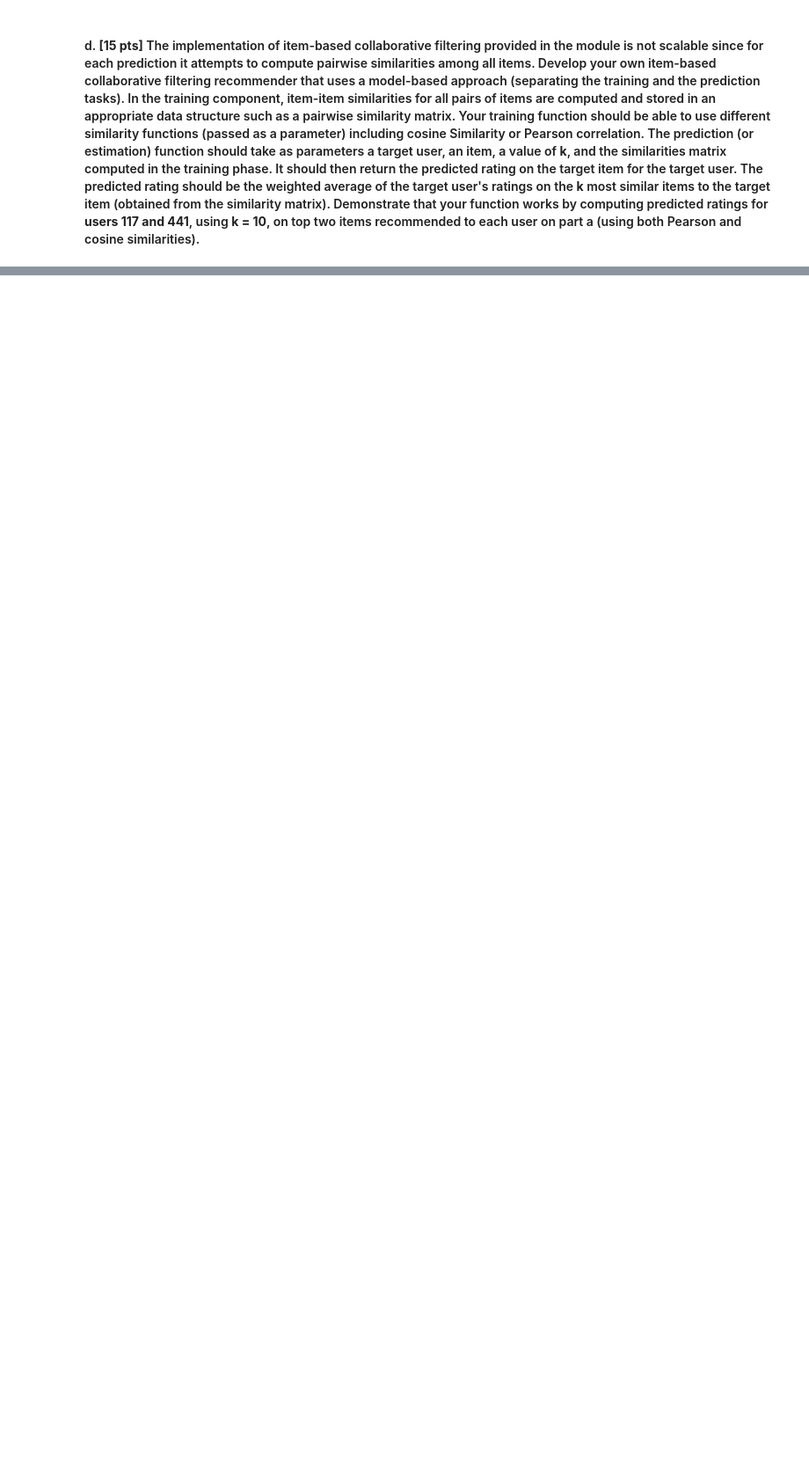
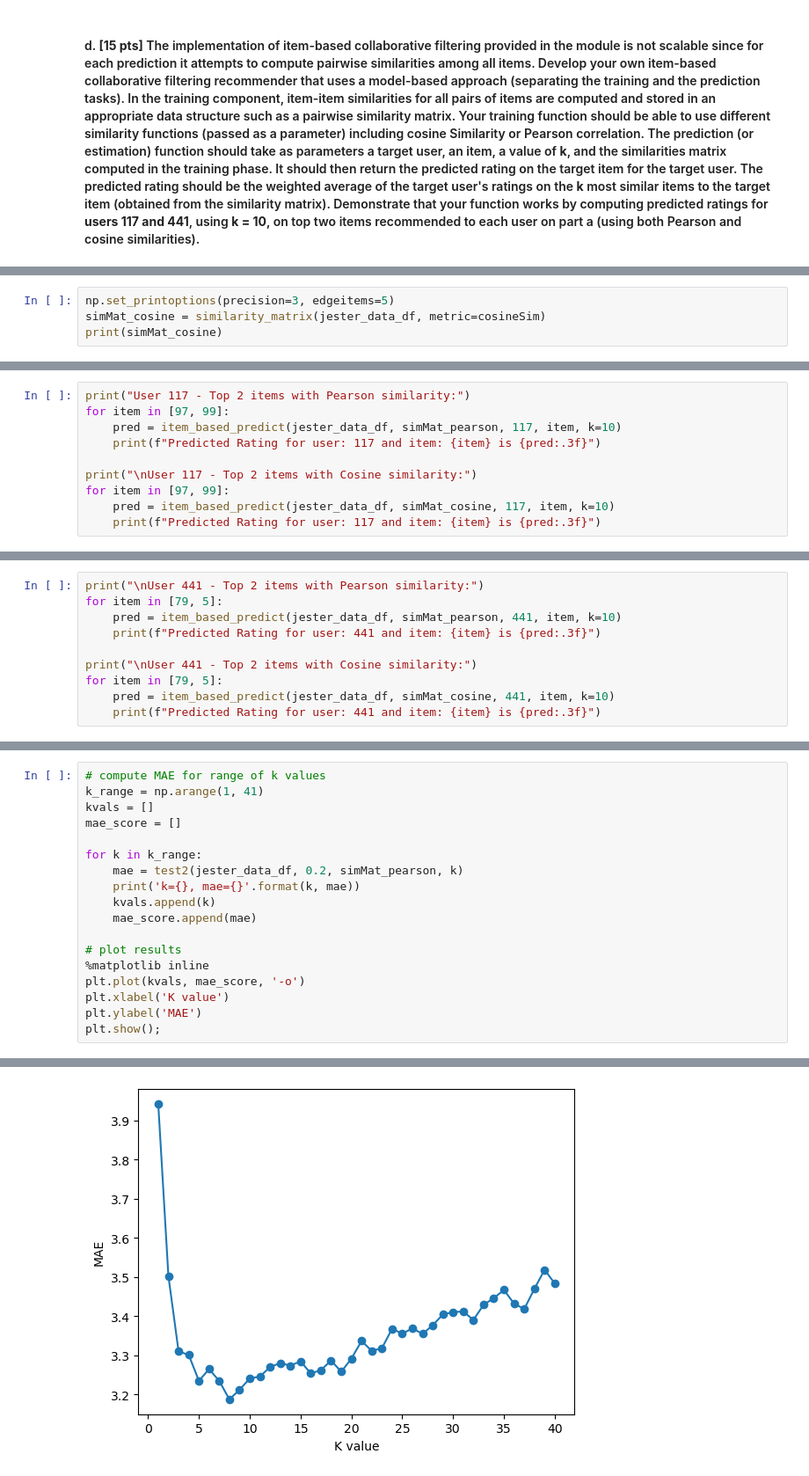
Before and after one commit to joneshshrestha/machine-learning-python, a Jupyter notebook: Item-based Joke Recommendation/joke-recommendation.ipynb, the cells around one changed output, grey strips where cells are left out. Shown at 88% size. Cells and saved outputs as stored; diff of their text form; blank space fills up the shorter version.

```diff
--- a/Item-based Joke Recommendation/joke-recommendation.ipynb
+++ b/Item-based Joke Recommendation/joke-recommendation.ipynb
@@ -271,0 +288,4 @@ def item_based_predict(dataMat, simMat, user, item, k):
+# %%
+np.set_printoptions(precision=3, edgeitems=5)
+simMat_cosine = similarity_matrix(jester_data_df, metric=cosineSim)
+print(simMat_cosine)
@@ -271,0 +304,10 @@ def item_based_predict(dataMat, simMat, user, item, k):
+# %%
+print("User 117 - Top 2 items with Pearson similarity:")
+for item in [97, 99]:
+    pred = item_based_predict(jester_data_df, simMat_pearson, 117, item, k=10)
+    print(f"Predicted Rating for user: 117 and item: {item} is {pred:.3f}")
+
+print("\nUser 117 - Top 2 items with Cosine similarity:")
+for item in [97, 99]:
+    pred = item_based_predict(jester_data_df, simMat_cosine, 117, item, k=10)
+    print(f"Predicted Rating for user: 117 and item: {item} is {pred:.3f}")
@@ -271,0 +338,10 @@ def item_based_predict(dataMat, simMat, user, item, k):
+# %%
+print("\nUser 441 - Top 2 items with Pearson similarity:")
+for item in [79, 5]:
+    pred = item_based_predict(jester_data_df, simMat_pearson, 441, item, k=10)
+    print(f"Predicted Rating for user: 441 and item: {item} is {pred:.3f}")
+
+print("\nUser 441 - Top 2 items with Cosine similarity:")
+for item in [79, 5]:
+    pred = item_based_predict(jester_data_df, simMat_cosine, 441, item, k=10)
+    print(f"Predicted Rating for user: 441 and item: {item} is {pred:.3f}")
@@ -271,0 +409,19 @@ def item_based_predict(dataMat, simMat, user, item, k):
+# %%
+# compute MAE for range of k values
+k_range = np.arange(1, 41)
+kvals = []
+mae_score = []
+
+for k in k_range:
+    mae = test2(jester_data_df, 0.2, simMat_pearson, k)
+    print('k={}, mae={}'.format(k, mae))
+    kvals.append(k)
+    mae_score.append(mae)
+
+# plot results
+%matplotlib inline
+plt.plot(kvals, mae_score, '-o')
+plt.xlabel('K value')
+plt.ylabel('MAE')
+plt.show();
+# %% [output]
@@ -271,0 +445 @@ def item_based_predict(dataMat, simMat, user, item, k):
+[figure, added]
```
Also changed, not shown: parts of 56 cells of this notebook, 4 other files.
